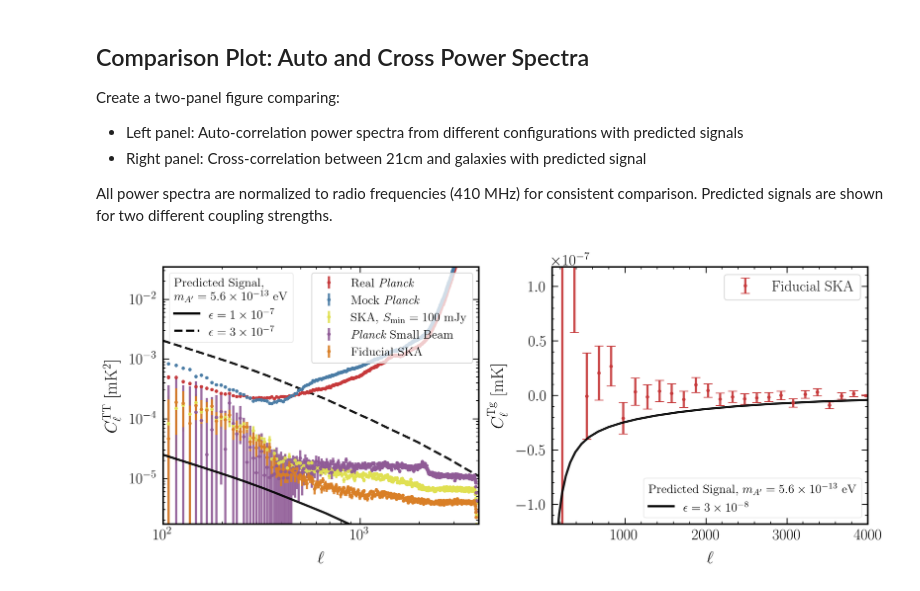
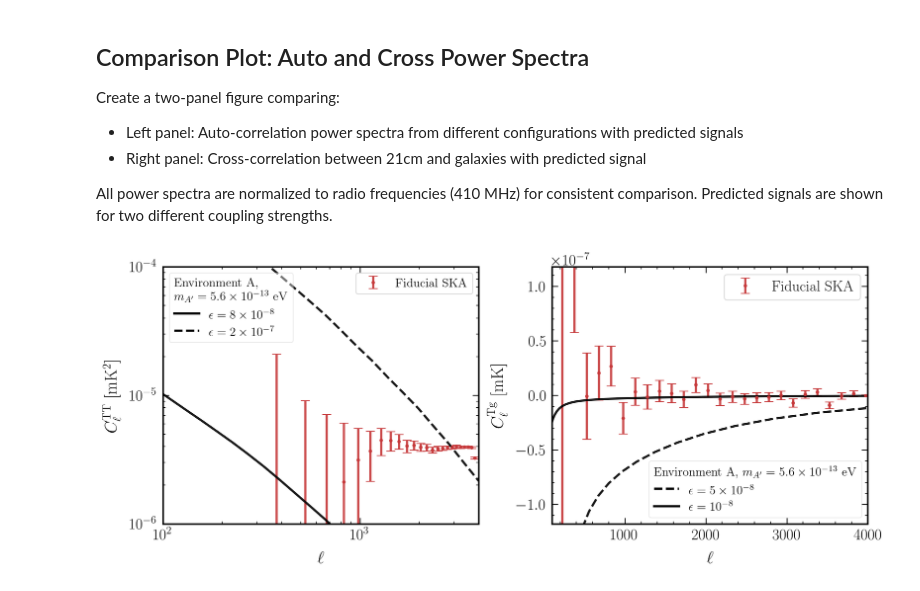
Before and after one commit to bakerem/dark_photons_radio_sky, a Jupyter notebook: notebooks_for_paper/Cl_Comparison.ipynb, the cells around one changed output. Drawn from its saved outputs; the diff is of its cells as text; code cells hidden in the pictures.

Commit message:
new Cl comparison plots

```diff
--- a/notebooks_for_paper/Cl_Comparison.ipynb
+++ b/notebooks_for_paper/Cl_Comparison.ipynb
@@ -220,73 +228,35 @@ Create a two-panel figure comparing:
 - Right panel: Cross-correlation between 21cm and galaxies with predicted signal
 
 All power spectra are normalized to radio frequencies (410 MHz) for consistent comparison. Predicted signals are shown for two different coupling strengths.
+# %%
+fiducial_SKA_150 = np.load("data/fiducial_SKA_auto_Cls_binning150.npy")
+fiducial_SKA_covs_150 = np.load("data/fiducial_SKA_covariance_clean_PP_binning150_K22.npy")
+binning_150 = nmt.NmtBin.from_nside_linear(2048, 150)
 # %%
 from matplotlib.lines import lineStyles
 
 fig, ax = plt.subplots(1, 2, figsize=(2*6.153846153846153, 5.0), constrained_layout=True)
 
-
 ax[0].errorbar(
-    binning.get_effective_ells(),
-    mccarthy_Cls * mc_prefac**2 / new_prefac**2 ,
-    yerr=mc_prefac**2 * np.sqrt(np.diag(mccarthy_covs)) / new_prefac**2,
-    capsize=0,
-    linestyle=" ",
-    marker=".",
-    label=r"Real \textit{Planck}",
-    color=cols_default[0],
-)
-ax[0].errorbar(
-    binning.get_effective_ells(),
-    mock_planck_Cls * mc_prefac**2 / new_prefac**2,
-    yerr= mc_prefac**2 * np.sqrt(np.diag(mock_planck_covs)) / new_prefac**2,
-    capsize=0,
-    linestyle=" ",
-    marker=".",
-    label=r"Mock \textit{Planck}",
-    color=cols_default[1],
-)
-
-ax[0].errorbar(
-    binning.get_effective_ells(),
-    SKA_100mJy / new_prefac**2,
-    yerr=np.sqrt(np.diag(SKA_100mJy_covs)) / new_prefac**2,
-    capsize=0,
-    linestyle=" ",
-    marker=".",
-    label=r"SKA, $S_{\rm min}=100$ mJy",
-    color=cols_default[5],
-)
-ax[0].errorbar(
-    binning.get_effective_ells(),
-    small_beam / new_prefac**2,
-    yerr=np.sqrt(np.diag(small_beam_covs)) / new_prefac**2,
-    capsize=0,
-    linestyle=" ",
-    marker=".",
-    label=r"$\textit{Planck}$ Small Beam",
-    color=cols_default[3],
-)
-ax[0].errorbar(
-    binning.get_effective_ells(),
-    fiducial_SKA / new_prefac**2,
-    yerr=np.sqrt(np.diag(fiducial_SKA_covs)) / new_prefac**2,
-    capsize=0,
+    binning_150.get_effective_ells(),
+    fiducial_SKA_150 / new_prefac**2,
+    yerr=np.sqrt(np.diag(fiducial_SKA_covs_150)) / new_prefac**2,
+    # capsize=0,
     linestyle=" ",
     marker=".",
     label="Fiducial SKA",
-    color=cols_default[4],
+    color=cols_default[0],
 )
 ax[0].plot(
     signal_ls,
-    (2.73e3) ** 2 * (1e-7)**4 * signal / new_prefac**2,
+    (2.73e3) ** 2 * (0.8e-7)**4 * signal / new_prefac**2,
     linestyle="-",
     color="k",
     # label="Theoretical Signal",
 )
 ax[0].plot(
     signal_ls,
-    (2.73e3) ** 2 * (3e-7)**4 * signal / new_prefac**2,
+    (2.73e3) ** 2 * (2e-7)**4 * signal / new_prefac**2,
     linestyle="--",
     color="k",
     # label="Theoretical Signal",
@@ -294,13 +264,13 @@ ax[0].plot(
 ax[0].set_xscale("log")
 ax[0].set_yscale("log")
 ax[0].set_xlim(100, 4000)
-ax[0].set_ylim(0.5e-17 / new_prefac**2, 1e-13 / new_prefac**2)
+ax[0].set_ylim(1e-6, 1e-4)
 
 small_eps_line = Line2D([0,1],[0,1],linestyle='-', color='k')
 big_eps_line = Line2D([0,1],[0,1],linestyle='--', color='k')
-legend2 = ax[0].legend([small_eps_line, big_eps_line], [r"$\epsilon=1\times10^{-7}$", r"$\epsilon=3\times10^{-7}$"],
+legend2 = ax[0].legend([small_eps_line, big_eps_line], [r"$\epsilon=8\times10^{-8}$", r"$\epsilon=2\times10^{-7}$"],
                      fontsize=14, loc="upper left", frameon=True,
-                     title="Predicted Signal,\n" + r"$m_{A'}=5.6\times 10^{-13}$ eV",
+                     title="Environment A,\n" + r"$m_{A'}=5.6\times 10^{-13}$ eV",
                      title_fontsize=14)
 
 # legend2.set_title("Predicted Signal,\n" + r"$m_{A'}=5.6\times 10^{-13}$ eV")
@@ -321,34 +291,42 @@ ax[1].errorbar(
     linestyle=" ",
     marker=".",
     label="Fiducial SKA",
     color=cols_default[0],
 )
 
 ax[1].plot(
     signal_ls,
-    -(2.73e3) * (3e-8)**2 * cross_signal /new_prefac,
+    -(2.73e3) * (5e-8)**2 * cross_signal /new_prefac,
+    linestyle="--",
+    color="k",
+    # label="Theoretical Signal",
+)
+
+ax[1].plot(
+    signal_ls,
+    -(2.73e3) * (1e-8)**2 * cross_signal /new_prefac,
     linestyle="-",
     color="k",
     # label="Theoretical Signal",
 )
 
-legend2 = ax[1].legend([small_eps_line], [r"$\epsilon=3\times 10^{-8}$"],
+legend2 = ax[1].legend([big_eps_line, small_eps_line], [r"$\epsilon=5\times 10^{-8}$", r"$\epsilon=10^{-8}$"],
                      loc="lower right", frameon=True,
-                     title=r"Predicted Signal, $m_{A'}=5.6\times 10^{-13}$ eV",
+                     title=r"Environment A, $m_{A'}=5.6\times 10^{-13}$ eV",
                      title_fontsize=14, fontsize=14)
 
 ax[1].add_artist(legend2)
 legend2._legend_box.align = 'left'
 
 legend1 = ax[1].legend(frameon=True, loc="upper right", framealpha=0.75) # loc='center left', bbox_to_anchor=(1, 0.5))
 
 # ax[1].set_xscale("log")
 ax[1].set_xlim(100, 4000)
 ax[1].set_ylim(-0.2e-12/new_prefac,  0.2e-12/new_prefac)
 
 ax[1].set_xlabel(r"$\ell$")
 ax[1].set_ylabel(r"$C^{\rm Tg}_\ell$ [mK]")
 ax[1].ticklabel_format(axis='y', style='sci', scilimits=(-4, 4))
 plt.savefig("plots/prd_Cl_comparsion.pdf", bbox_inches="tight")
 # %% [output]
-[figure, old version]
+[figure, new version]
```
Also changed, not shown: parts of 1 cell of this notebook, 5 other files.
